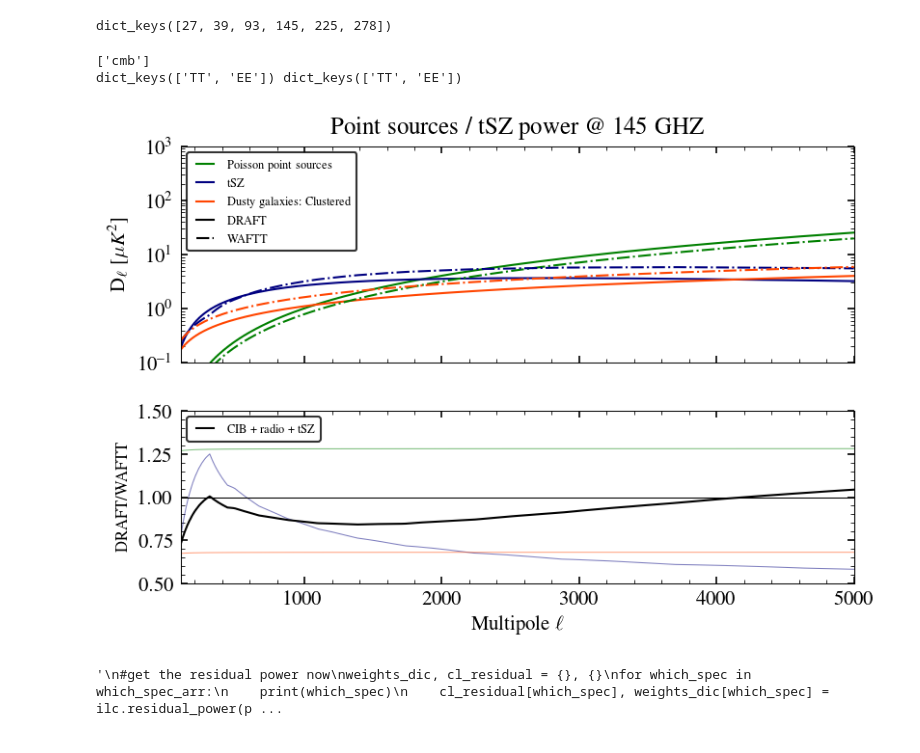
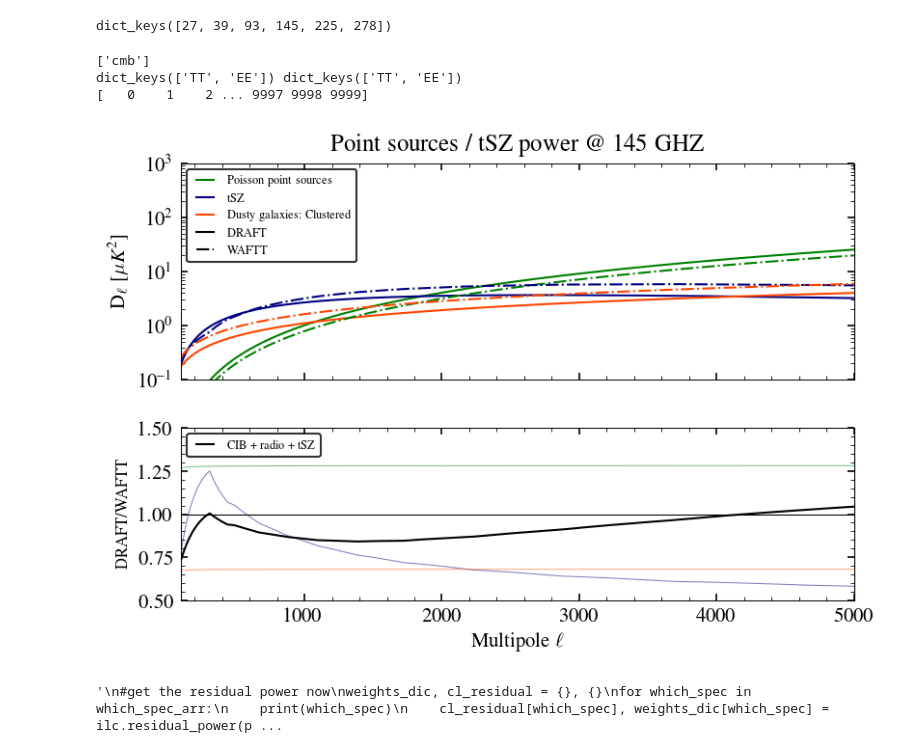
Before and after one commit to sriniraghunathan/DRAFT, a Jupyter notebook: scripts/notebooks/get_ilc_residuals_withcorrnoise_withgal_TTEETE_0.4.ipynb, the cells around one changed output. Cells and saved outputs as stored; diff of their text form; code cells hidden in the pictures.

```diff
--- a/scripts/notebooks/get_ilc_residuals_withcorrnoise_withgal_TTEETE_0.4.ipynb
+++ b/scripts/notebooks/get_ilc_residuals_withcorrnoise_withgal_TTEETE_0.4.ipynb
@@ -156,18 +160,20 @@ for which_spec in which_spec_arr:
                     pol_frac_per_cent_ksz = param_dict['pol_frac_per_cent_ksz'], \
                     include_gal = include_gal, bl_dic = bl_dic)
 print(cl_dic.keys(), cl_dic.keys())
+print(el)
 # %% [output]
 ['cmb']
 dict_keys(['TT', 'EE']) dict_keys(['TT', 'EE'])
+[   0    1    2 ... 9997 9998 9999]
 # %%
 if (0):
-    el,  cl_dg_po, cl_dg_clus = fg.get_cl_dust(145, 145, freq0 = param_dict['freq0'], fg_model = param_dict['fg_model'], spec_index_dg_po = param_dict['spec_index_dg_po'], spec_index_dg_clus = param_dict['spec_index_dg_clus'], Tcib = param_dict['Tcib'])
-    el, cl_radio = fg.get_cl_radio(145, 145, freq0 = param_dict['freq0'], fg_model = param_dict['fg_model'], spec_index_rg = param_dict['spec_index_rg'])
+    el_,  cl_dg_po, cl_dg_clus = fg.get_cl_dust(145, 145, freq0 = param_dict['freq0'], fg_model = param_dict['fg_model'], spec_index_dg_po = param_dict['spec_index_dg_po'], spec_index_dg_clus = param_dict['spec_index_dg_clus'], Tcib = param_dict['Tcib'])
+    el_, cl_radio = fg.get_cl_radio(145, 145, freq0 = param_dict['freq0'], fg_model = param_dict['fg_model'], spec_index_rg = param_dict['spec_index_rg'])
     ax = subplot(111, yscale='log')
-    plot(el, cl_dg_po, color = 'orangered', ls = '-', label = r'Dusty galaxies: Poisson')
-    plot(el, cl_dg_clus, color = 'orangered', ls = '-.', label = r'Dusty galaxies: Clustered')
-    plot(el, cl_radio, color = 'lime', ls = '-', label = r'Radio galaxies: Poisson')
-    plot(el, cl_dg_po + cl_radio, color = 'black', ls = '-', label = r'Poisson: Dusty + radio galaxies')
+    plot(el_, cl_dg_po, color = 'orangered', ls = '-', label = r'Dusty galaxies: Poisson')
+    plot(el_, cl_dg_clus, color = 'orangered', ls = '-.', label = r'Dusty galaxies: Clustered')
+    plot(el_, cl_radio, color = 'lime', ls = '-', label = r'Radio galaxies: Poisson')
+    plot(el_, cl_dg_po + cl_radio, color = 'black', ls = '-', label = r'Poisson: Dusty + radio galaxies')
     axhline(5e-6, ls = '--', color = 'k', label = r'S4 prediction')
     legend(loc = 1, fancybox = 1, fontsize = 8)
     xlabel(r'Multipole $\ell$')
@@ -176,11 +182,11 @@ if (0):
     ylim(1e-7, 1e-4)
     xlim(100, 5000)
 if (1):
-    el, cl_tsz_cib = fg.get_foreground_power_spt('tSZ-CIB', freq1 = param_dict['freq0'], freq2 = param_dict['freq0'])
-    el, cl_dg_po, cl_dg_clus = fg.get_cl_dust(145, 145, freq0 = param_dict['freq0'], fg_model = param_dict['fg_model'], spec_index_dg_po = param_dict['spec_index_dg_po'], spec_index_dg_clus = param_dict['spec_index_dg_clus'], Tcib = param_dict['Tcib'])
-    el, cl_radio = fg.get_cl_radio(145, 145, freq0 = param_dict['freq0'], fg_model = param_dict['fg_model'], spec_index_rg = param_dict['spec_index_rg'])
-    el, cl_tsz = fg.get_cl_tsz(145, 145, freq0 = param_dict['freq0'], fg_model = param_dict['fg_model'])
-    dls_fac = el * (el+1)/2/np.pi
+    el_, cl_tsz_cib = fg.get_foreground_power_spt('tSZ-CIB', freq1 = param_dict['freq0'], freq2 = param_dict['freq0'])
+    el_, cl_dg_po, cl_dg_clus = fg.get_cl_dust(145, 145, freq0 = param_dict['freq0'], fg_model = param_dict['fg_model'], spec_index_dg_po = param_dict['spec_index_dg_po'], spec_index_dg_clus = param_dict['spec_index_dg_clus'], Tcib = param_dict['Tcib'])
+    el_, cl_radio = fg.get_cl_radio(145, 145, freq0 = param_dict['freq0'], fg_model = param_dict['fg_model'], spec_index_rg = param_dict['spec_index_rg'])
+    el_, cl_tsz = fg.get_cl_tsz(145, 145, freq0 = param_dict['freq0'], fg_model = param_dict['fg_model'])
+    dls_fac = el_ * (el_+1)/2/np.pi
     cl_point_source = cl_radio + cl_dg_po
     tr, tc = 10, 1
     rspan = 5
@@ -188,9 +194,9 @@ if (1):
     clf()
     subplots_adjust(hspace=0.1)
     ax = subplot2grid((tr,tc), (0, 0), rowspan = rspan, yscale='log')
-    plot(el, cl_point_source * dls_fac, color = 'green', ls = '-', label = r'Poisson point sources')
-    plot(el, cl_tsz * dls_fac, color = 'navy', ls = '-', label = r'tSZ')
-    plot(el, cl_dg_clus * dls_fac, color = 'orangered', ls = '-', label = r'Dusty galaxies: Clustered')
+    plot(el_, cl_point_source * dls_fac, color = 'green', ls = '-', label = r'Poisson point sources')
+    plot(el_, cl_tsz * dls_fac, color = 'navy', ls = '-', label = r'tSZ')
+    plot(el_, cl_dg_clus * dls_fac, color = 'orangered', ls = '-', label = r'Dusty galaxies: Clustered')
     plot([], [], 'k-', label=r'DRAFT')
     if (1): #WAFTT
         waftt_cl_dg_clus = np.loadtxt('data/WAFTT/Cls_cibc_145x145.txt')
@@ -202,34 +208,34 @@ if (1):
         plot(waftt_el, waftt_cl_tsz * waftt_dls_fac, color = 'navy', ls = '-.')#, label = r'WAFTT: tSZ')
         plot(waftt_el, waftt_cl_dg_clus * waftt_dls_fac, color = 'orangered', ls = '-.')#, label = r'WAFTT: Dusty galaxies: Clustered')
         plot([], [], 'k-.', label=r'WAFTT')
     #plot(el, -cl_tsz_cib * dls_fac, 'g-')
     #plot(el, -cl_tsz_cib_90 * dls_fac, 'm-')
     legend(loc = 2, fancybox = 1, fontsize = 6)
     ylabel(r'D$_{\ell}$ [$\mu K^{2}$]')
     title(r'Point sources / tSZ power @ 145 GHZ')
     ylim(1e-1, 1e3)
     xlim(100, 5000)
     setp(ax.get_xticklabels(which = 'both'), visible=False)
 
     ax = subplot2grid((tr,tc), (rspan+1, 0), rowspan = rspan2)
     el_inds = np.arange(5000)
     plot(el_inds, cl_tsz[el_inds]/waftt_cl_tsz[el_inds], color = 'navy', lw = 0.5, alpha = 0.5)
     plot(el_inds, cl_point_source[el_inds]/waftt_cl_point_source[el_inds], color = 'green', lw = 0.5, alpha = 0.5)
     plot(el_inds, cl_dg_clus[el_inds]/waftt_cl_dg_clus[el_inds], color = 'orangered', lw = 0.5, alpha = 0.5)
 
     cl_total_draft  = cl_tsz + cl_point_source + cl_dg_clus
     cl_total_waftt  = waftt_cl_tsz + waftt_cl_point_source + waftt_cl_dg_clus
     labval = r'CIB + radio + tSZ'
     plot(el_inds, cl_total_draft[el_inds]/cl_total_waftt[el_inds], color = 'black', lw = 1., label = labval)
 
     legend(loc = 2, fancybox = 1, fontsize = 6)
     xlabel(r'Multipole $\ell$')
     ylabel(r'DRAFT/WAFTT', fontsize = 8)
     ylim(0.5, 1.5)
     xlim(100, 5000)
     axhline(1., lw = 0.5)
 # %% [output]
-[figure, old version]
+[figure, new version]
 # %%
 #colordic = {27:'indigo', 39:'royalblue', 93: 'lightgreen', 145: 'darkgreen', 225: 'goldenrod', 278: 'darkred'}
 colordic = {}
```
Also changed, not shown: parts of 4 cells of this notebook, 14 other files.
